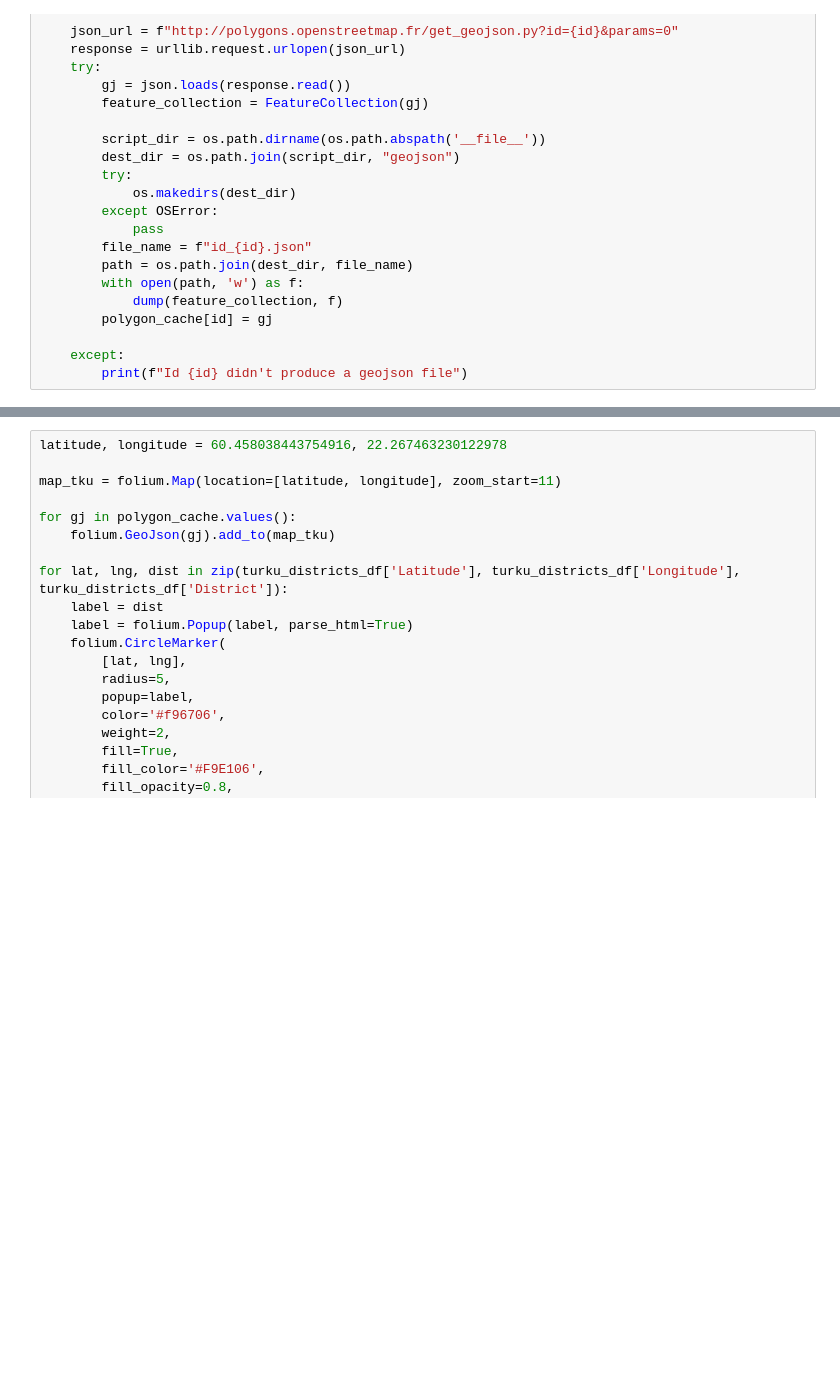
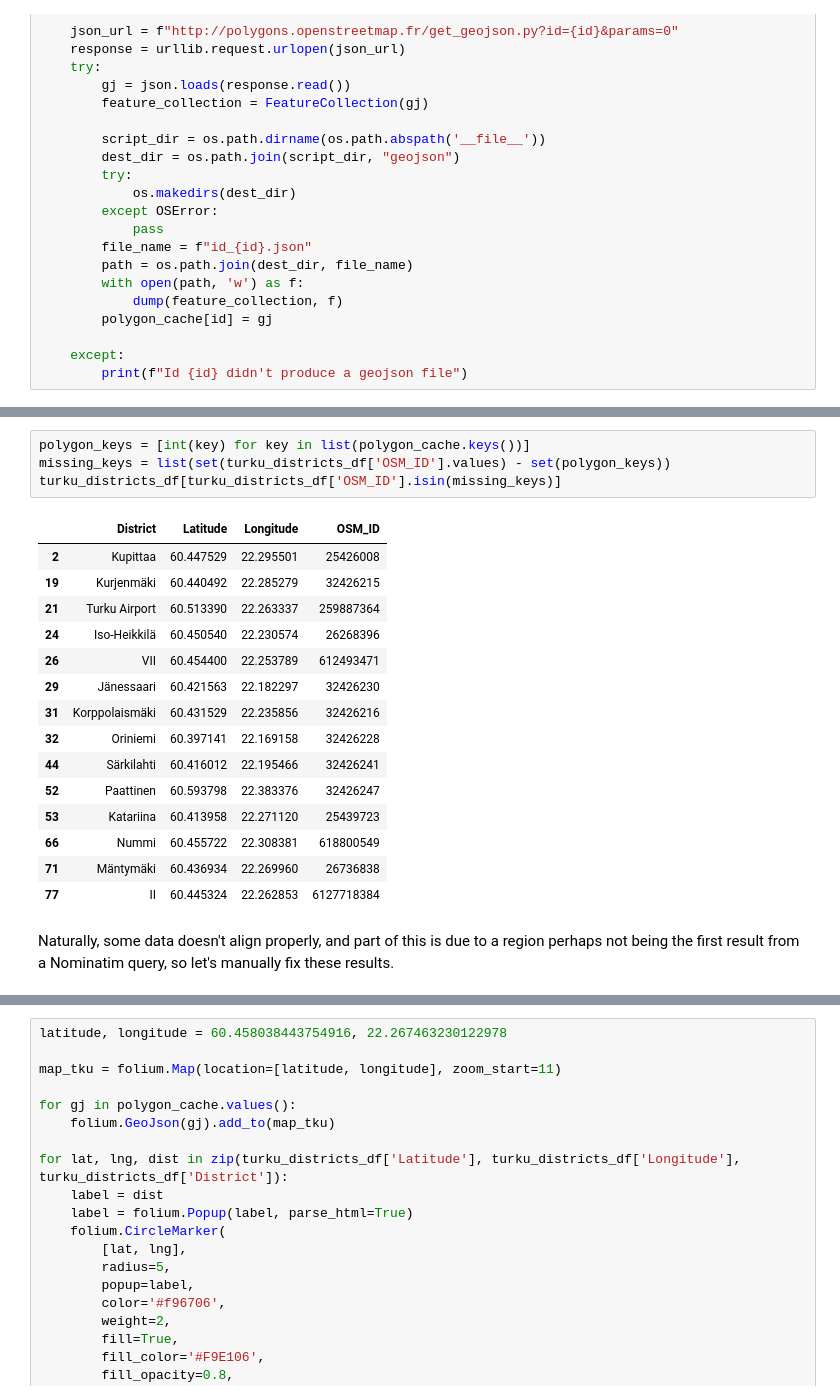
Before and after one commit to kossick/Coursera_Capstone, a Jupyter notebook: Turku_post_codes.ipynb, the cells around one changed output, grey strips where cells are left out. Saved outputs shown, nothing was run; the diff lists cells and outputs as text; blank space fills up the shorter version.

Commit message:
Fixed the missing region data and the missing geojsons

```diff
--- a/Turku_post_codes.ipynb
+++ b/Turku_post_codes.ipynb
@@ -138,0 +162,22 @@ Id 32426230 didn't produce a geojson file
+# %%
+polygon_keys = [int(key) for key in list(polygon_cache.keys())]
+missing_keys = list(set(turku_districts_df['OSM_ID'].values) - set(polygon_keys))
+turku_districts_df[turku_districts_df['OSM_ID'].isin(missing_keys)]
+# %% [output]
+|  | District | Latitude | Longitude | OSM_ID |
+| 2 | Kupittaa | 60.447529 | 22.295501 | 25426008 |
+| 19 | Kurjenmäki | 60.440492 | 22.285279 | 32426215 |
+| 21 | Turku Airport | 60.513390 | 22.263337 | 259887364 |
+| 24 | Iso-Heikkilä | 60.450540 | 22.230574 | 26268396 |
+| 26 | VII | 60.454400 | 22.253789 | 612493471 |
+| 29 | Jänessaari | 60.421563 | 22.182297 | 32426230 |
+| 31 | Korppolaismäki | 60.431529 | 22.235856 | 32426216 |
+| 32 | Oriniemi | 60.397141 | 22.169158 | 32426228 |
+| 44 | Särkilahti | 60.416012 | 22.195466 | 32426241 |
+| 52 | Paattinen | 60.593798 | 22.383376 | 32426247 |
+| 53 | Katariina | 60.413958 | 22.271120 | 25439723 |
+| 66 | Nummi | 60.455722 | 22.308381 | 618800549 |
+| 71 | Mäntymäki | 60.436934 | 22.269960 | 26736838 |
+| 77 | II | 60.445324 | 22.262853 | 6127718384 |
+# %% [markdown]
+Naturally, some data doesn't align properly, and part of this is due to a region perhaps not being the first result from a Nominatim query, so let's manually fix these results.
```
Also changed, not shown: parts of 8 cells of this notebook, 13 other files.
